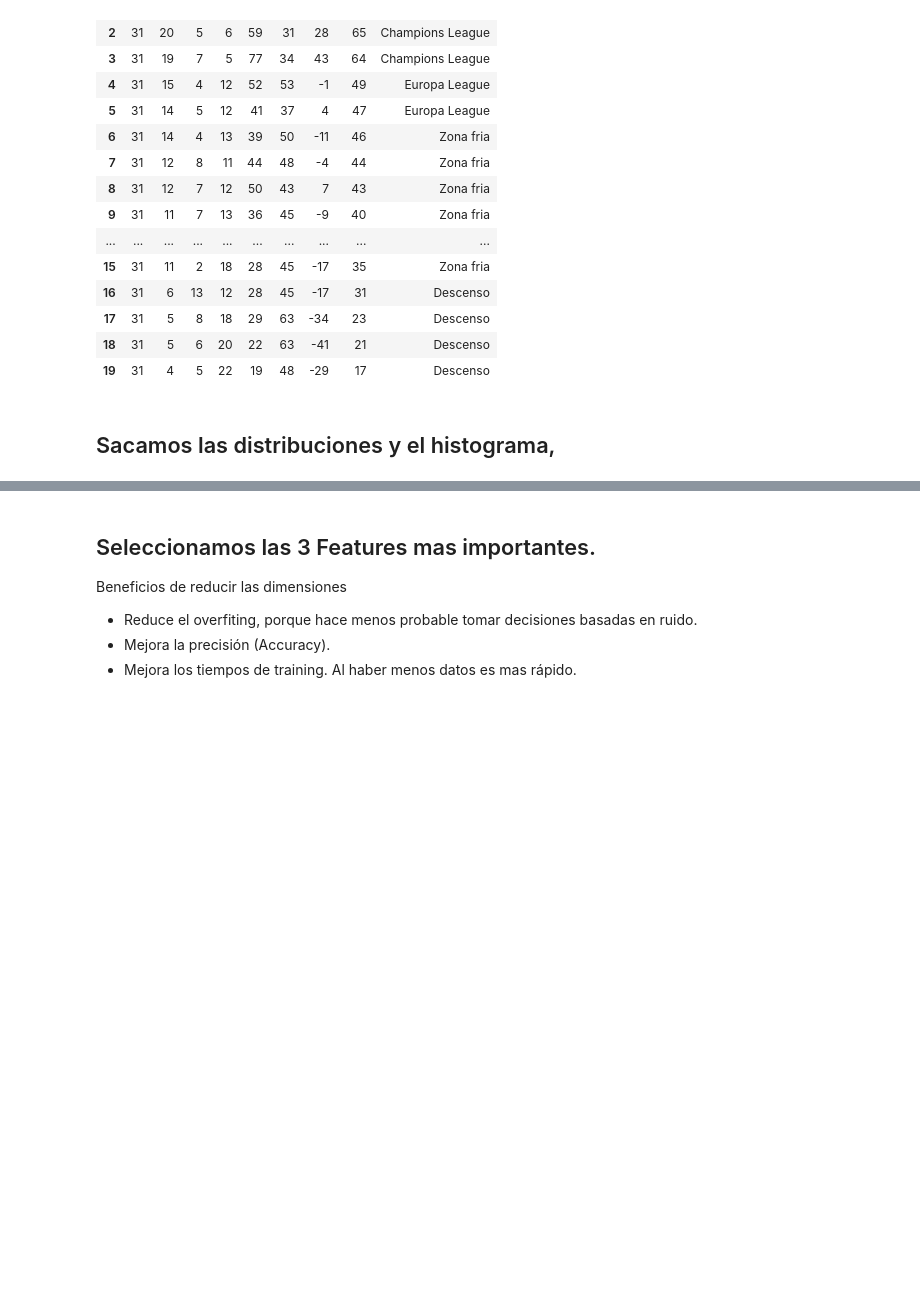
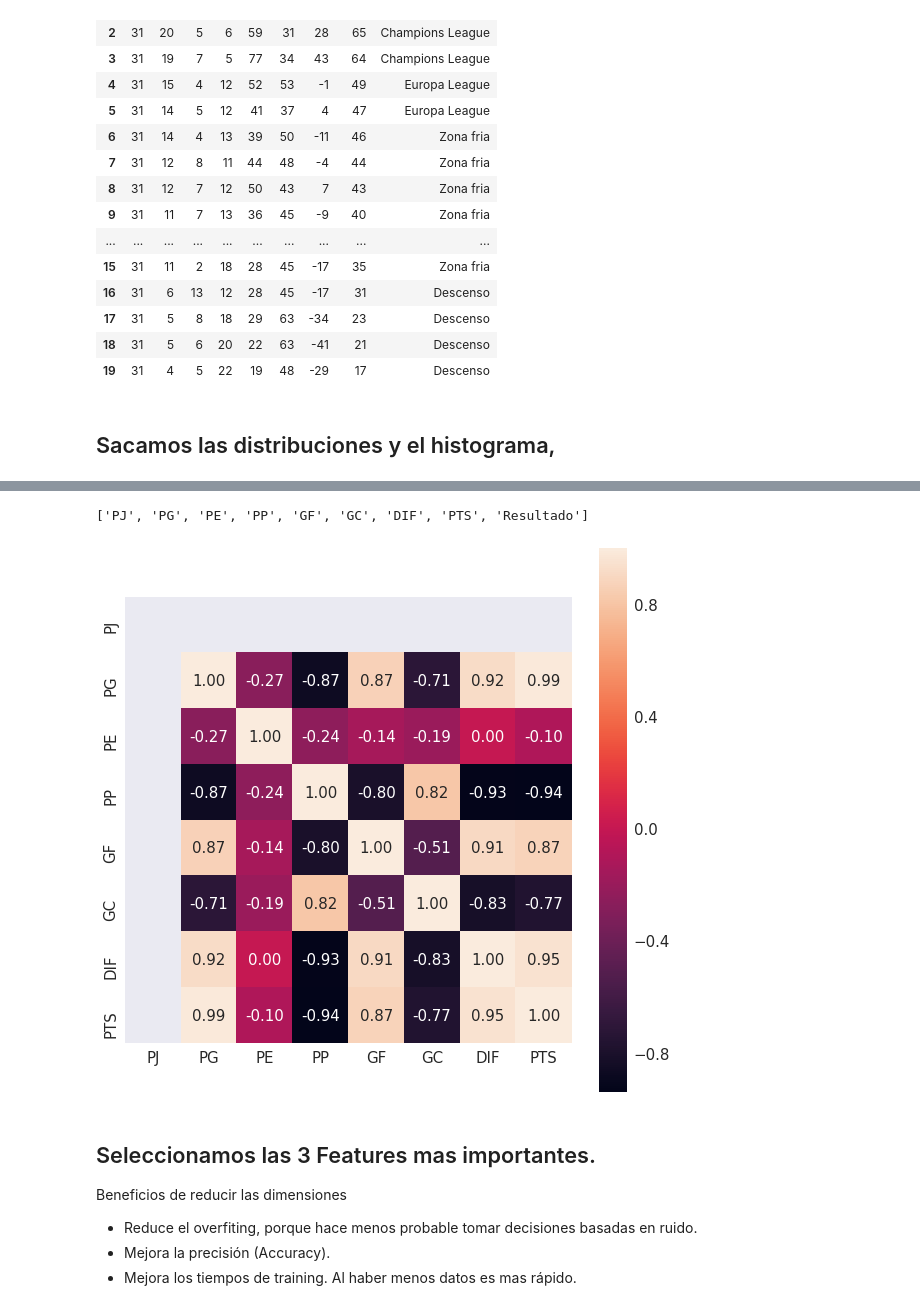
Before and after one commit to jaimevalero/python-machine-learning-book-2nd-edition, a Jupyter notebook: ejercicios/Ejercicio 2 - Feature importances.ipynb, the cells around one changed output, grey strips where cells are left out. Drawn from its saved outputs; the diff is of its cells as text; code cells hidden in the pictures; blank space fills up the shorter version.

```diff
--- a/ejercicios/Ejercicio 2 - Feature importances.ipynb
+++ b/ejercicios/Ejercicio 2 - Feature importances.ipynb
@@ -110,3 +94,28 @@ array([[<matplotlib.axes._subplots.AxesSubplot object at 0x...>,
+# %%
+import seaborn as sns
+import numpy as np
+
+
+cols = df.columns.tolist()
+print(cols)
+cols = ['PJ', 'PG', 'PE', 'PP', 'GF', 'GC', 'DIF', 'PTS']
+
+fig, ax = plt.subplots(figsize=(10,10))         # Sample figsize in inches
+
+cm = np.corrcoef(df[cols].values.T)
+sns.set(font_scale=1.5)
+hm = sns.heatmap(cm,
+                 cbar=True,
+                 annot=True,
+                 square=True,
+                 fmt='.2f',
+                 annot_kws={'size': 15},
+                 yticklabels=cols,
+                 xticklabels=cols)
+plt.show()
+# %% [output]
+['PJ', 'PG', 'PE', 'PP', 'GF', 'GC', 'DIF', 'PTS', 'Resultado']
+[figure, added]
 # %% [markdown]
 
 ## Seleccionamos las 3 Features mas importantes. ##
```
Also changed, not shown: parts of 3 cells of this notebook.
